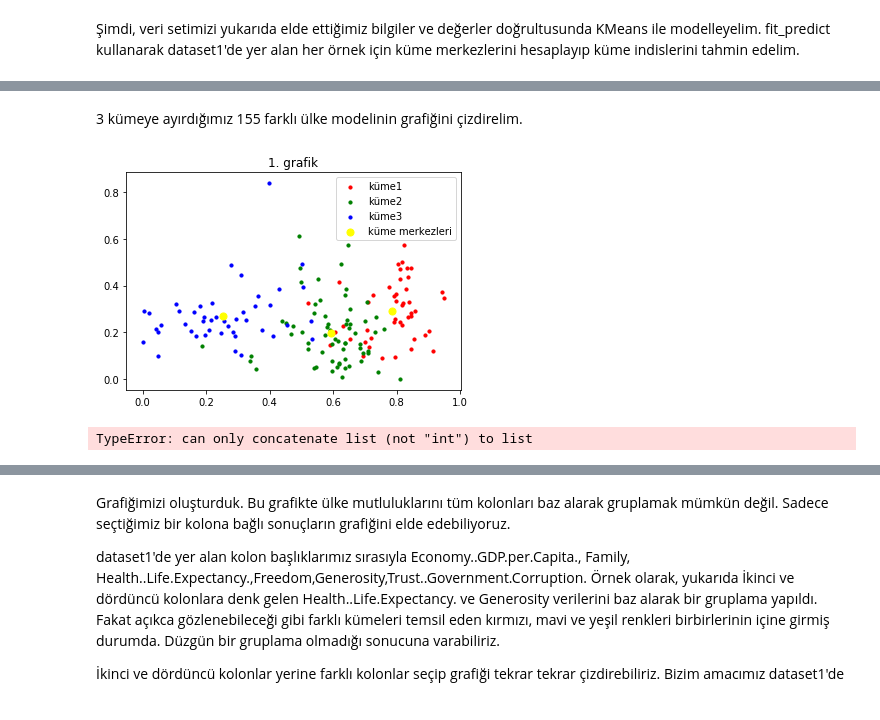
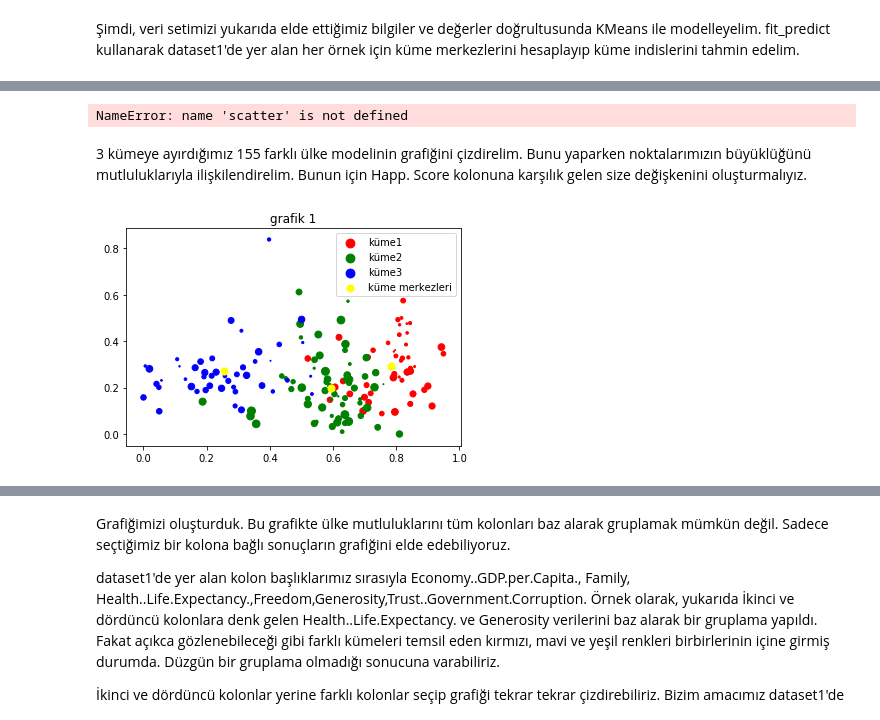
Before and after one commit to makdogann/happscr, a Jupyter notebook: happinesrank_2017 (1).ipynb, the cells around one changed output, grey strips where cells are left out. Drawn from its saved outputs; the diff is of its cells as text; code cells hidden in the pictures.

```diff
--- a/happinesrank_2017 (1).ipynb
+++ b/happinesrank_2017 (1).ipynb
@@ -66,7 +66,7 @@ columns1=[*range(5,11)]
 columns2=[0,*range(5,11)]
 dataset1=dataset.iloc[:,columns1].values
 dataset2=dataset.iloc[:,columns2]
-dataset1=dataset.iloc[:,columns1].values
+dataset3=dataset.iloc[:,columns1]
 # %% [markdown]
 Veri setimizin içeriğini, detaylarını göstermek için describe ile kolon bazlı detaylandıralım.
 # %%
@@ -245,18 +252,38 @@ y_kmeans = kmeans.fit_predict(dataset1)
+# %%
+import mpld3
+N=200
+size=dataset.iloc[:,2]
+fig, ax = plt.subplots()
+plt.scatter(dataset1[y_kmeans == 0, 2], dataset1[y_kmeans == 0, 4], s = size, c = 'red', label = 'küme1')
+plt.scatter(dataset1[y_kmeans == 1, 2], dataset1[y_kmeans == 1, 4], s = size, c = 'green', label = 'küme2')
+plt.scatter(dataset1[y_kmeans == 2, 2], dataset1[y_kmeans == 2, 4], s = size, c = 'blue', label = 'küme3')
+
+labels = ['point {0}'.format(i + 1) for i in range(N)]
+
+plt.scatter(kmeans.cluster_centers_[:,2], kmeans.cluster_centers_[:,4], s=50, c='yellow', label='küme merkezleri')
+tooltip = mpld3.plugins.PointLabelTooltip(scatter, labels=labels)
+mpld3.plugins.connect(fig, tooltip)
+mpld3.display()
+
+plt.scatter(kmeans.cluster_centers_[:,2], kmeans.cluster_centers_[:,4], s=50, c='yellow', label='küme merkezleri')
+plt.title('1. grafik')
+plt.legend()
+plt.show()
+# %% [output]
+NameError: name 'scatter' is not defined
 # %% [markdown]
-3 kümeye ayırdığımız 155 farklı ülke modelinin grafiğini çizdirelim.
+3 kümeye ayırdığımız 155 farklı ülke modelinin grafiğini çizdirelim. Bunu yaparken noktalarımızın büyüklüğünü mutluluklarıyla ilişkilendirelim. Bunun için Happ. Score kolonuna karşılık gelen size değişkenini oluşturmalıyız.
 # %%
-plt.scatter(dataset1[y_kmeans == 0, 2], dataset1[y_kmeans == 0, 4], s = 10, c = 'red', label = 'küme1')
-plt.scatter(dataset1[y_kmeans == 1, 2], dataset1[y_kmeans == 1, 4], s = 10, c = 'green', label = 'küme2')
-plt.scatter(dataset1[y_kmeans == 2, 2], dataset1[y_kmeans == 2, 4], s = 10, c = 'blue', label = 'küme3')
+size=dataset.iloc[:,1]
+
+plt.scatter(dataset1[y_kmeans == 0, 2], dataset1[y_kmeans == 0, 4], s = size, c = 'red', label = 'küme1')
+plt.scatter(dataset1[y_kmeans == 1, 2], dataset1[y_kmeans == 1, 4], s = size, c = 'green', label = 'küme2')
+plt.scatter(dataset1[y_kmeans == 2, 2], dataset1[y_kmeans == 2, 4], s = size, c = 'blue', label = 'küme3')
 
 plt.scatter(kmeans.cluster_centers_[:,2], kmeans.cluster_centers_[:,4], s=50, c='yellow', label='küme merkezleri')
-plt.title('1. grafik')
+
+plt.title('grafik 1')
 plt.legend()
 plt.show()
 # %% [output]
-[figure, old version]
+[figure, new version]
-# %%
-i=[0, 1]
-j=i+1
-# %% [output]
-TypeError: can only concatenate list (not "int") to list
```
Also changed, not shown: parts of 32 cells of this notebook.
